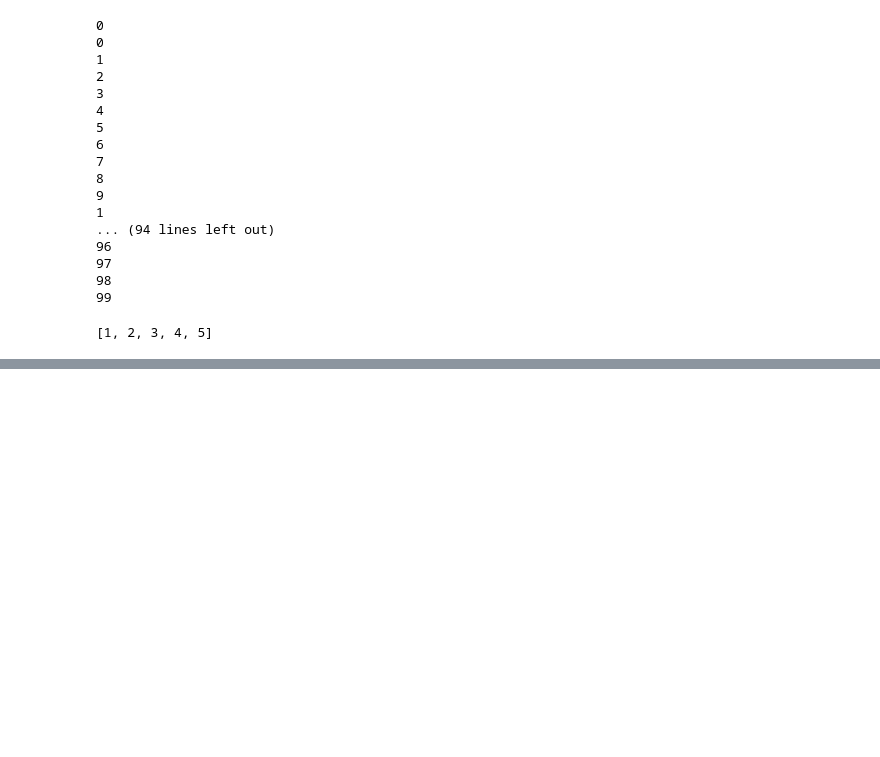
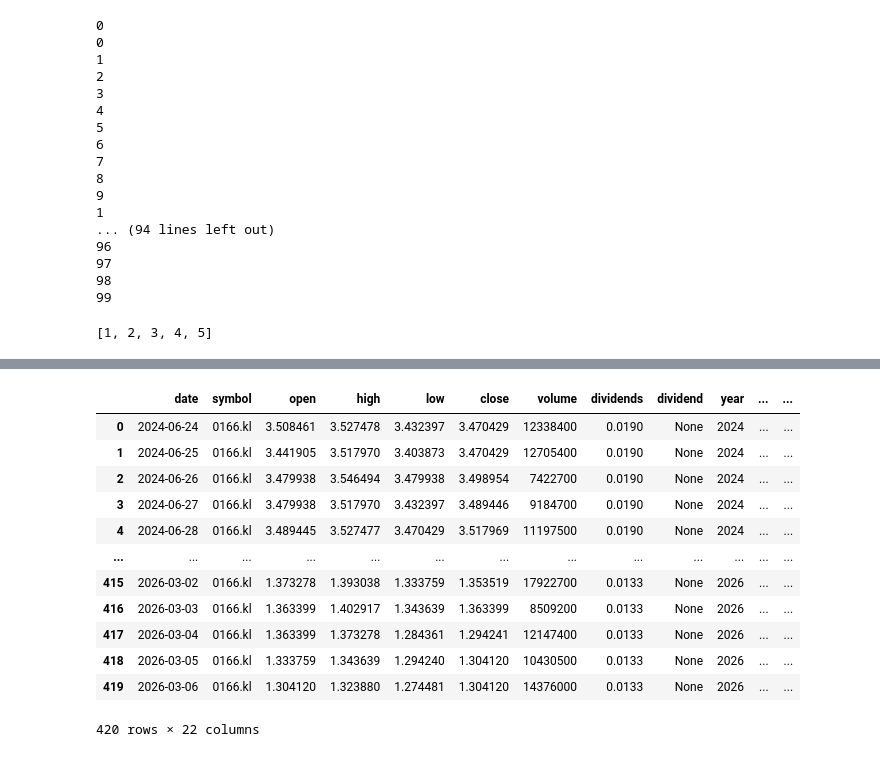
Before and after one commit to yeeislazy/stock_price_prediction, a Jupyter notebook: notebooks/test.ipynb, the cells around one changed output, grey strips where cells are left out. Saved outputs shown, nothing was run; the diff lists cells and outputs as text; code cells hidden in the pictures; blank space fills up the shorter version.

```diff
--- a/notebooks/test.ipynb
+++ b/notebooks/test.ipynb
@@ -1077,9 +1077,14 @@ l_dict["data"]["values"]
 [1, 2, 3, 4, 5]
 # %%
 import pandas as pd
-from configuration.config import RAW_DATA_FILE
+from utils.split_train_test import split_train_test
+from configuration.config import DEFAULT_TRAIN_YEARS, PROCESSED_DATA_FILE
 
-df = pd.read_parquet(RAW_DATA_FILE)
-df['date'] = df['date'].dt.date
-df['date'].year
+df = pd.read_parquet(PROCESSED_DATA_FILE)
+
+start_date = pd.to_datetime(df['date'].max()) - pd.DateOffset(years=DEFAULT_TRAIN_YEARS)
+start_date = pd.to_datetime(start_date.date())
+df = df[df['date'] >= start_date].reset_index(drop=True)
+train_df, test_df = split_train_test(df, test_mode='period', test_size=14)
+train_df, test_df
 # %% [output]
@@ -1086,0 +1113,16 @@ AttributeError: 'Series' object has no attribute 'year'
+# %%
+df.iloc[:-(14+60)]
+# %% [output]
+|  | date | symbol | open | high | low | close | volume | dividends | dividend | year | ... | ... |
+| 0 | 2024-06-24 | 0166.kl | 3.508461 | 3.527478 | 3.432397 | 3.470429 | 12338400 | 0.0190 | None | 2024 | ... | ... |
+| 1 | 2024-06-25 | 0166.kl | 3.441905 | 3.517970 | 3.403873 | 3.470429 | 12705400 | 0.0190 | None | 2024 | ... | ... |
+| 2 | 2024-06-26 | 0166.kl | 3.479938 | 3.546494 | 3.479938 | 3.498954 | 7422700 | 0.0190 | None | 2024 | ... | ... |
+| 3 | 2024-06-27 | 0166.kl | 3.479938 | 3.517970 | 3.432397 | 3.489446 | 9184700 | 0.0190 | None | 2024 | ... | ... |
+| 4 | 2024-06-28 | 0166.kl | 3.489445 | 3.527477 | 3.470429 | 3.517969 | 11197500 | 0.0190 | None | 2024 | ... | ... |
+| ... | ... | ... | ... | ... | ... | ... | ... | ... | ... | ... | ... | ... |
+| 415 | 2026-03-02 | 0166.kl | 1.373278 | 1.393038 | 1.333759 | 1.353519 | 17922700 | 0.0133 | None | 2026 | ... | ... |
+| 416 | 2026-03-03 | 0166.kl | 1.363399 | 1.402917 | 1.343639 | 1.363399 | 8509200 | 0.0133 | None | 2026 | ... | ... |
+| 417 | 2026-03-04 | 0166.kl | 1.363399 | 1.373278 | 1.284361 | 1.294241 | 12147400 | 0.0133 | None | 2026 | ... | ... |
+| 418 | 2026-03-05 | 0166.kl | 1.333759 | 1.343639 | 1.294240 | 1.304120 | 10430500 | 0.0133 | None | 2026 | ... | ... |
+| 419 | 2026-03-06 | 0166.kl | 1.304120 | 1.323880 | 1.274481 | 1.304120 | 14376000 | 0.0133 | None | 2026 | ... | ... |
+420 rows × 22 columns
```
Also changed, not shown: parts of 1 cell of this notebook, 5 other files.
